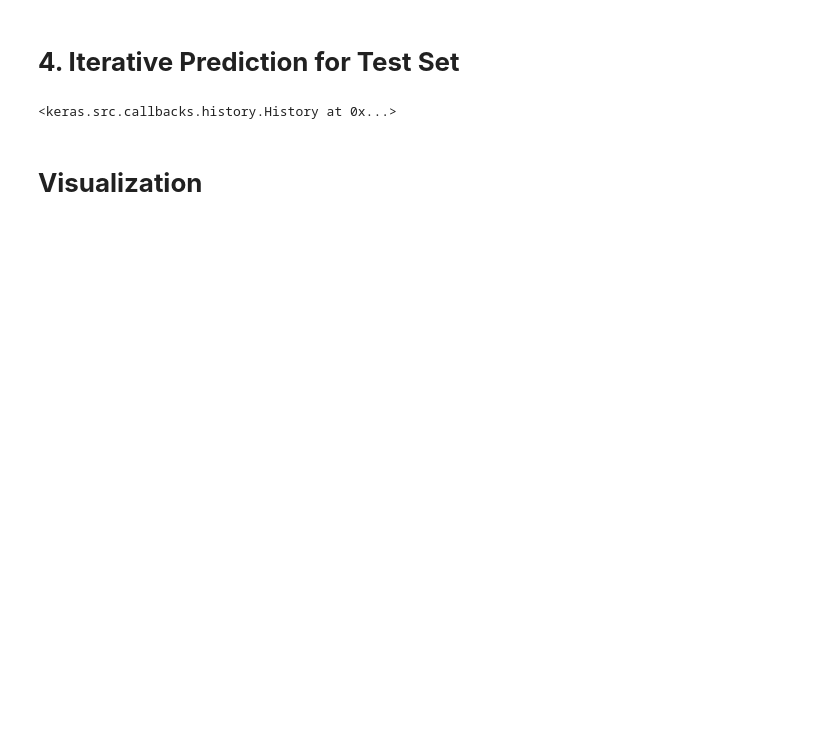
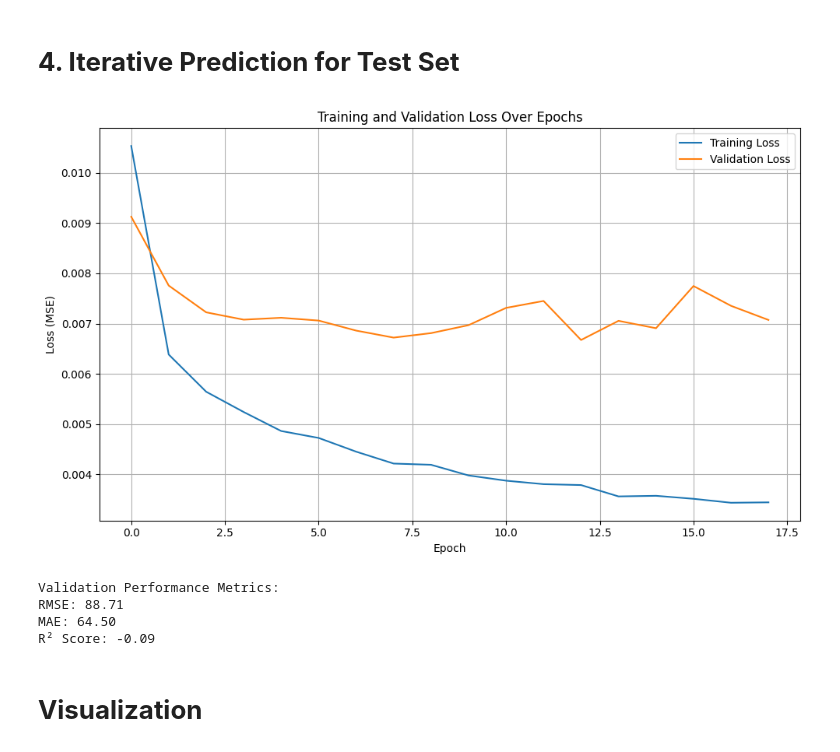
Before and after one commit to Jules-gatete/Assignment-1--Time-Series-Forecasting-, a Jupyter notebook: Assignment_1_Time_Series_Forecasting.ipynb, the cells around one changed output. Cells and saved outputs as stored; diff of their text form; code cells hidden in the pictures; blank space fills up the shorter version.

```diff
--- a/Assignment_1_Time_Series_Forecasting.ipynb
+++ b/Assignment_1_Time_Series_Forecasting.ipynb
@@ -192,7 +231,8 @@ final_model = build_model(
 )
 
 early_stop = EarlyStopping(monitor='val_loss', patience=5, restore_best_weights=True)
-final_model.fit(
+# Assign the history object returned by fit() to a variable
+final_history = final_model.fit(
     X_train, y_train,
     epochs=30,
     batch_size=best_params['batch_size'],
@@ -200,5 +240,18 @@ final_model.fit(
     callbacks=[early_stop],
     verbose=0
 )
-# %% [output]
-<keras.src.callbacks.history.History at 0x...>
+# %%
+# Added: Plot training history
+plt.figure(figsize=(10, 6))
+# Use the captured history object from the final model training
+plt.plot(final_history.history['loss'], label='Training Loss', color='#1f77b4')
+plt.plot(final_history.history['val_loss'], label='Validation Loss', color='#ff7f0e')
+plt.title('Training and Validation Loss Over Epochs')
+plt.xlabel('Epoch')
+plt.ylabel('Loss (MSE)')
+plt.legend()
+plt.grid(True)
+plt.tight_layout()
+plt.show()
+# %% [output]
+[figure, added]
@@ -204,0 +267,11 @@ final_model.fit(
+# %%
+# Added: Display performance metrics
+print("\nValidation Performance Metrics:")
+print(f"RMSE: {rmse:.2f}")
+print(f"MAE: {mae:.2f}")
+print(f"R² Score: {r2:.2f}")
+# %% [output]
+Validation Performance Metrics:
+RMSE: 88.71
+MAE: 64.50
+R² Score: -0.09
```
Also changed, not shown: parts of 6 cells of this notebook.
